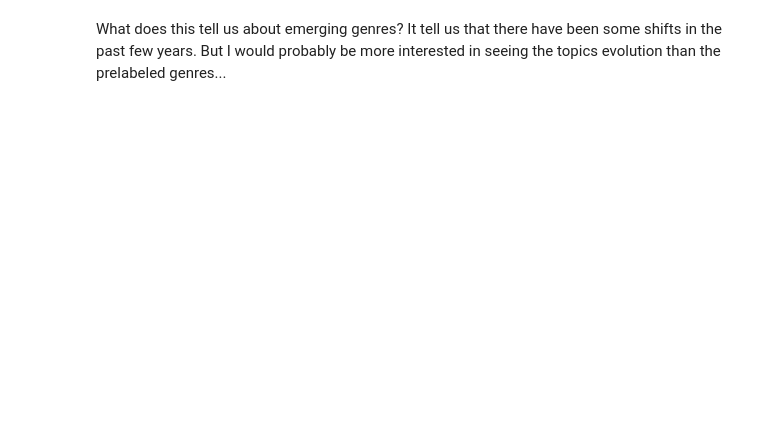
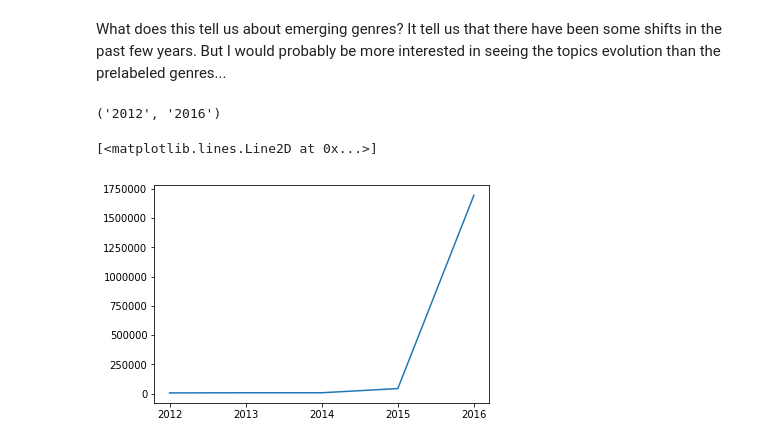
Before and after one commit to rkcatipon/Content-Analysis-2020, a Jupyter notebook: week-6/6-HW-Response.ipynb, the cells around one changed output. Cells and saved outputs as stored; diff of their text form; code cells hidden in the pictures; blank space fills up the shorter version.

```diff
--- a/week-6/6-HW-Response.ipynb
+++ b/week-6/6-HW-Response.ipynb
@@ -852,17 +852,19 @@ electiontweetsDF['date']
 # %%
+#creating dictionaries for information
 tweet_categories = {}
 tweet_years = {}
 
-for tweet in electiontweetsDF:
+
+for tweet in electiontweetsDF['normalized_tokens']:
     for category in electiontweetsDF['fake_news_category']:
-        if category not in  tweet_categories:
+        if category not in tweet_categories:
             tweet_categories[category] = []
         if category in tweet_categories:
-            tweet_categories[category].append(electiontweetsDF['normalized_tokens'])
+            tweet_categories[category].append(tweet)
 
     for date in electiontweetsDF['date']:
         year = date[-1]
         if year not in tweet_years:
             tweet_years[year] = []
         if year in tweet_years:
-            tweet_years[year].append(electiontweetsDF['normalized_tokens'])
+            tweet_years[year].append(tweet)
@@ -885,9 +891,17 @@ days_lens = []
+# %%
+years = []
+years_lens = []
 # %%
-for day_info in collections.OrderedDict(sorted(tweet_days.items())):
-    years.append(day_info)
-    year_lens.append(len((now_years[day_info])))
+for year_info in collections.OrderedDict(sorted(tweet_years.items())):
+    years.append(year_info)
+    years_lens.append(len((tweet_years[year_info])))
 # %%
-days[0], days[-1]
+years[0], years[-1]
+# %% [output]
+('2012', '2016')
 # %%
 import matplotlib.pyplot as plt
-plt.plot(days, days_lens)
+plt.plot(years, years_lens)
+# %% [output]
+[<matplotlib.lines.Line2D at 0x...>]
+[figure, added]
```
Also changed, not shown: parts of 24 cells of this notebook.
